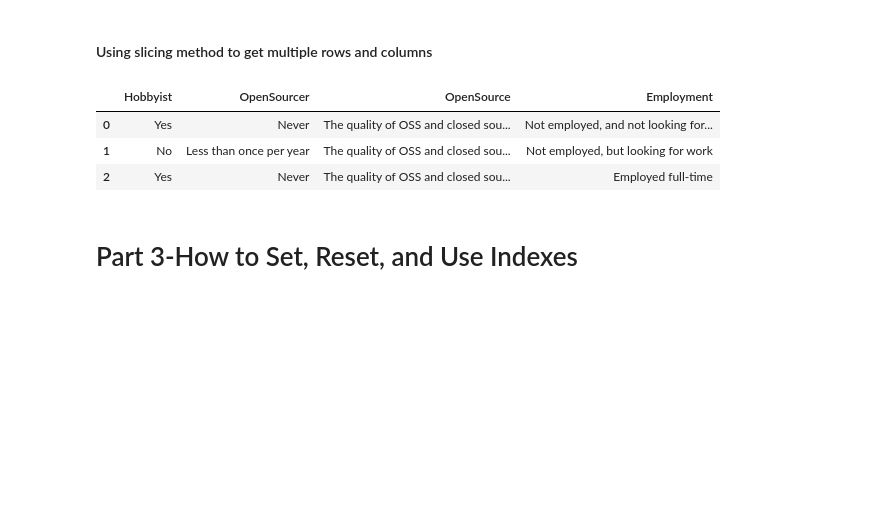
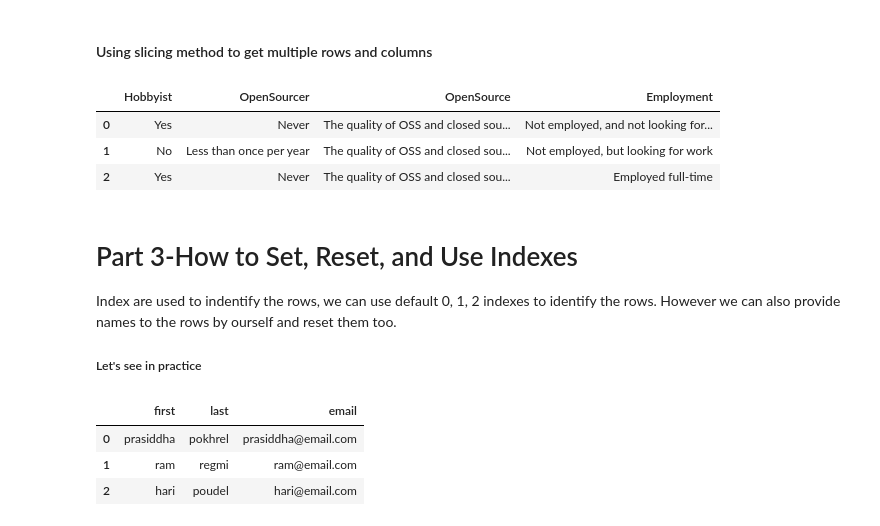
Before and after one commit to pkrlfamous/ML-Python, a Jupyter notebook: Pandas/pandas-practice.ipynb, the cells around one changed output. Cells and saved outputs as stored; diff of their text form; code cells hidden in the pictures; blank space fills up the shorter version.

```diff
--- a/Pandas/pandas-practice.ipynb
+++ b/Pandas/pandas-practice.ipynb
@@ -286,3 +283,22 @@ df.loc[0:2,'Hobbyist':'Employment']
 | 2 | Yes | Never | The quality of OSS and closed sou... | Employed full-time |
 # %% [markdown]
 # Part 3-How to Set, Reset, and Use Indexes
+
+Index are used to indentify the rows, we can use default 0, 1, 2 indexes to identify the rows.
+However we can also provide names to the rows by ourself and reset them too.
+
+##### Let's see in practice
+# %%
+people = {
+    'first': ['prasiddha', 'ram', 'hari'],
+    'last': ['pokhrel', 'regmi', 'poudel'],
+    'email': ['prasiddha@email.com', 'ram@email.com', 'hari@email.com']
+}
+
+df = pd.DataFrame(people)
+df
+# %% [output]
+|  | first | last | email |
+| 0 | prasiddha | pokhrel | prasiddha@email.com |
+| 1 | ram | regmi | ram@email.com |
+| 2 | hari | poudel | hari@email.com |
```
Also changed, not shown: parts of 25 cells of this notebook.
